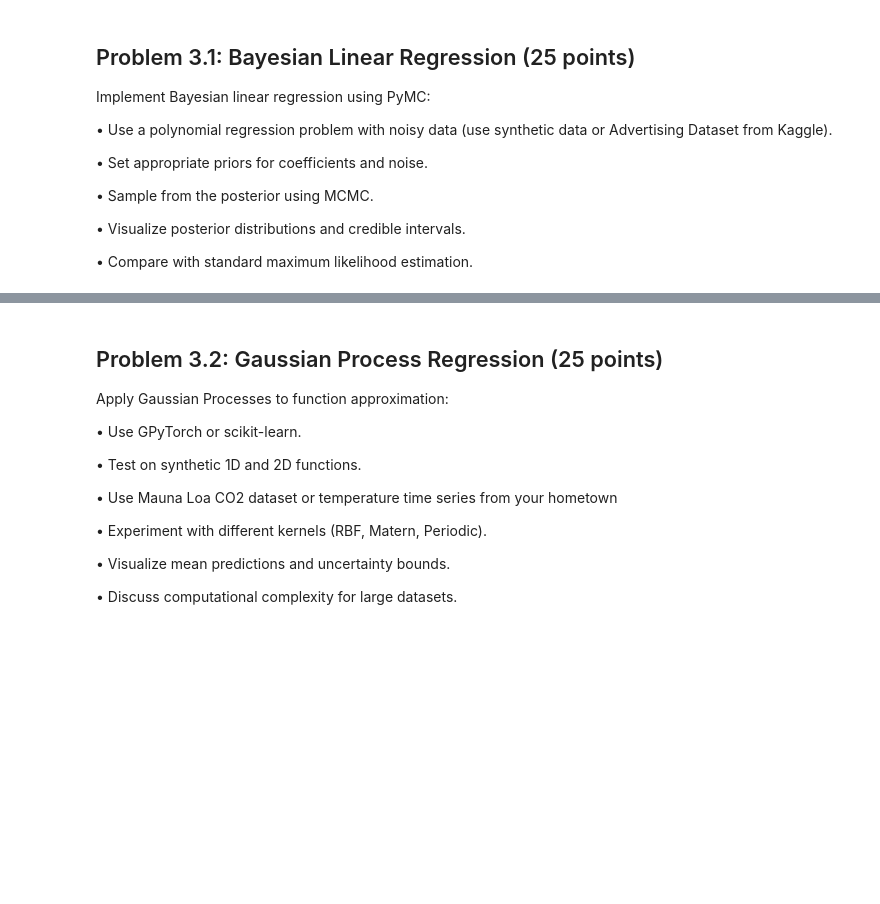
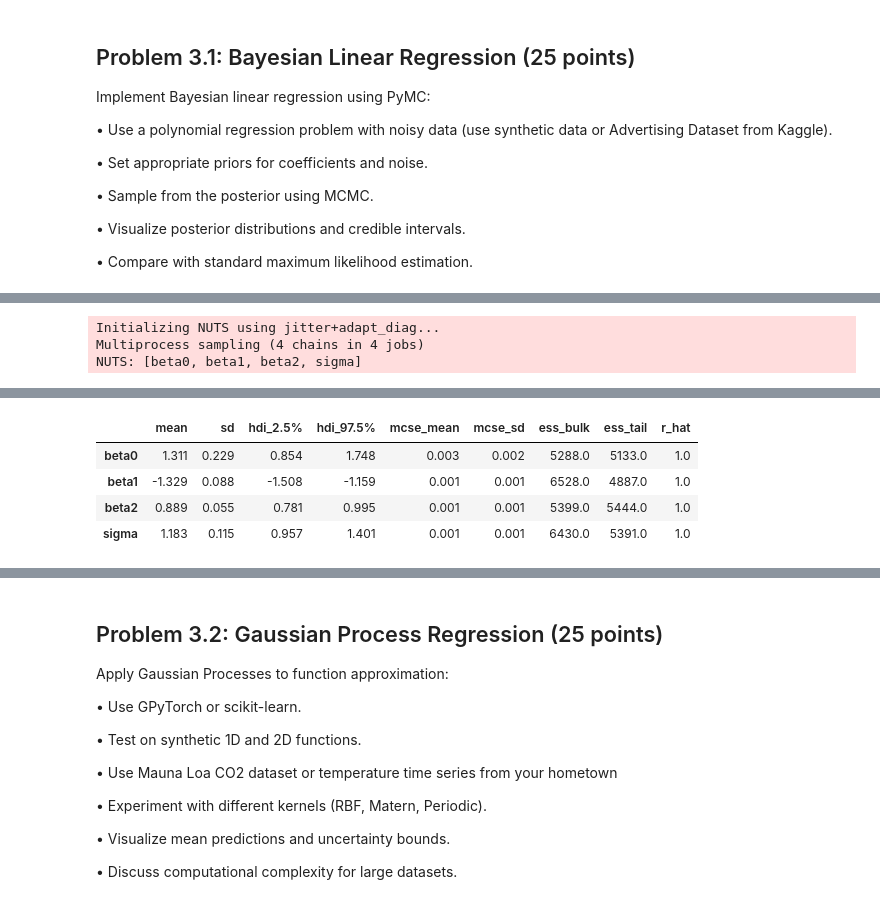
Before and after one commit to tomaszsrebniak/ML_for_data_analytics, a Jupyter notebook: Assignment3/List3.ipynb, the cells around one changed output, grey strips where cells are left out. Saved outputs shown, nothing was run; the diff lists cells and outputs as text; code cells hidden in the pictures; blank space fills up the shorter version.

```diff
--- a/Assignment3/List3.ipynb
+++ b/Assignment3/List3.ipynb
@@ -19,0 +110,21 @@ SEED = 123
+# %%
+with quad_model:
+    idata = pm.sample(
+        draws=2000,
+        tune=1000,
+        chains=4,
+        cores=4,
+        target_accept=0.9,
+        random_seed=2026,
+        return_inferencedata=True
+    )
+    post_pred = pm.sample_posterior_predictive(idata, var_names=['y_obs', 'mu'], random_seed=2026)
+
+# Combine posterior predictive into one object for convenient diagnostics
+idata.extend(post_pred)
+
+display(az.summary(idata, var_names=['beta0', 'beta1', 'beta2', 'sigma'], hdi_prob=0.95))
+# %% [output]
+Initializing NUTS using jitter+adapt_diag...
+Multiprocess sampling (4 chains in 4 jobs)
+NUTS: [beta0, beta1, beta2, sigma]
@@ -19,0 +137,5 @@ SEED = 123
+|  | mean | sd | hdi_2.5% | hdi_97.5% | mcse_mean | mcse_sd | ess_bulk | ess_tail | r_hat |
+| beta0 | 1.311 | 0.229 | 0.854 | 1.748 | 0.003 | 0.002 | 5288.0 | 5133.0 | 1.0 |
+| beta1 | -1.329 | 0.088 | -1.508 | -1.159 | 0.001 | 0.001 | 6528.0 | 4887.0 | 1.0 |
+| beta2 | 0.889 | 0.055 | 0.781 | 0.995 | 0.001 | 0.001 | 5399.0 | 5444.0 | 1.0 |
+| sigma | 1.183 | 0.115 | 0.957 | 1.401 | 0.001 | 0.001 | 6430.0 | 5391.0 | 1.0 |
```
Also changed, not shown: parts of 8 cells of this notebook, 1 other file.
